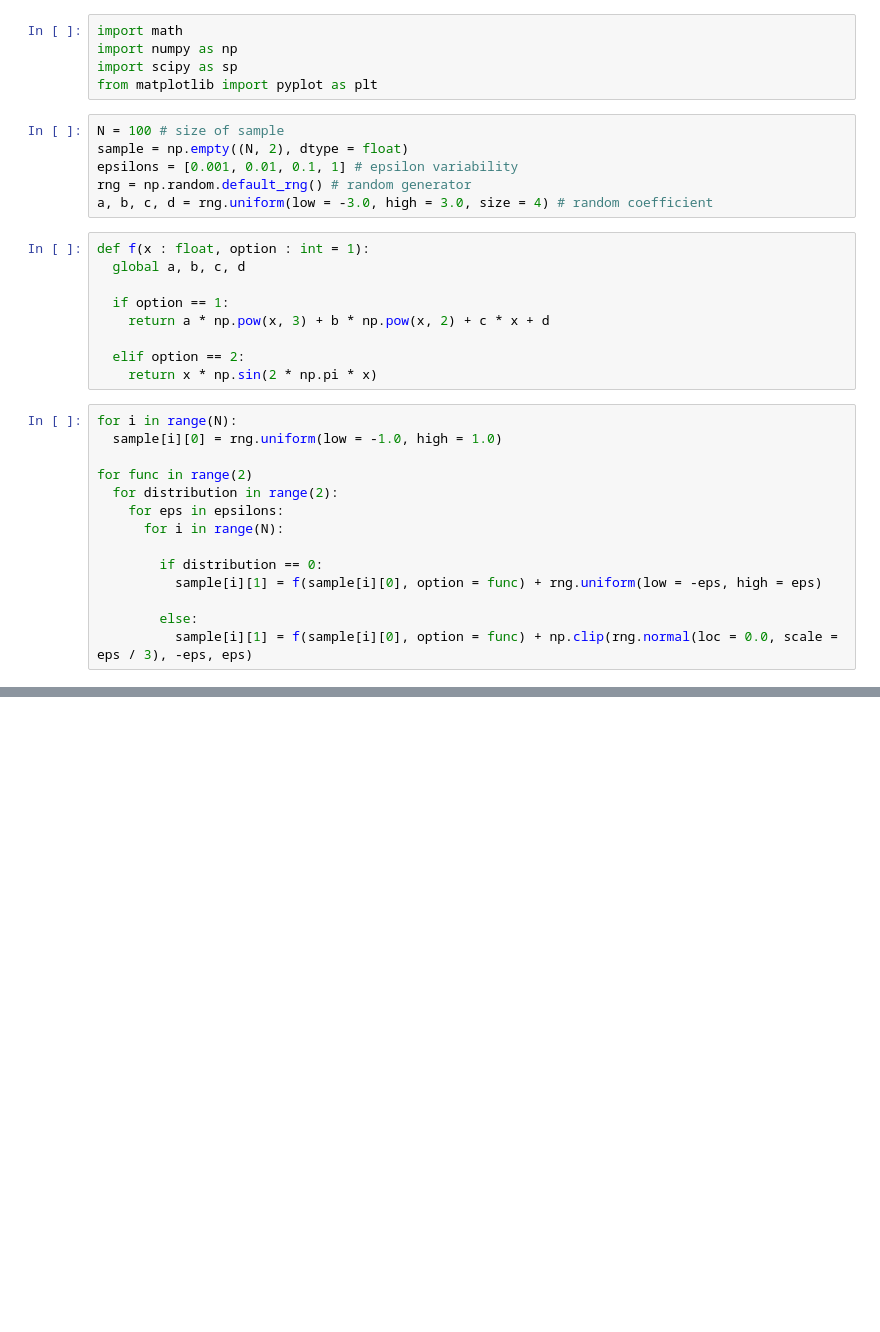
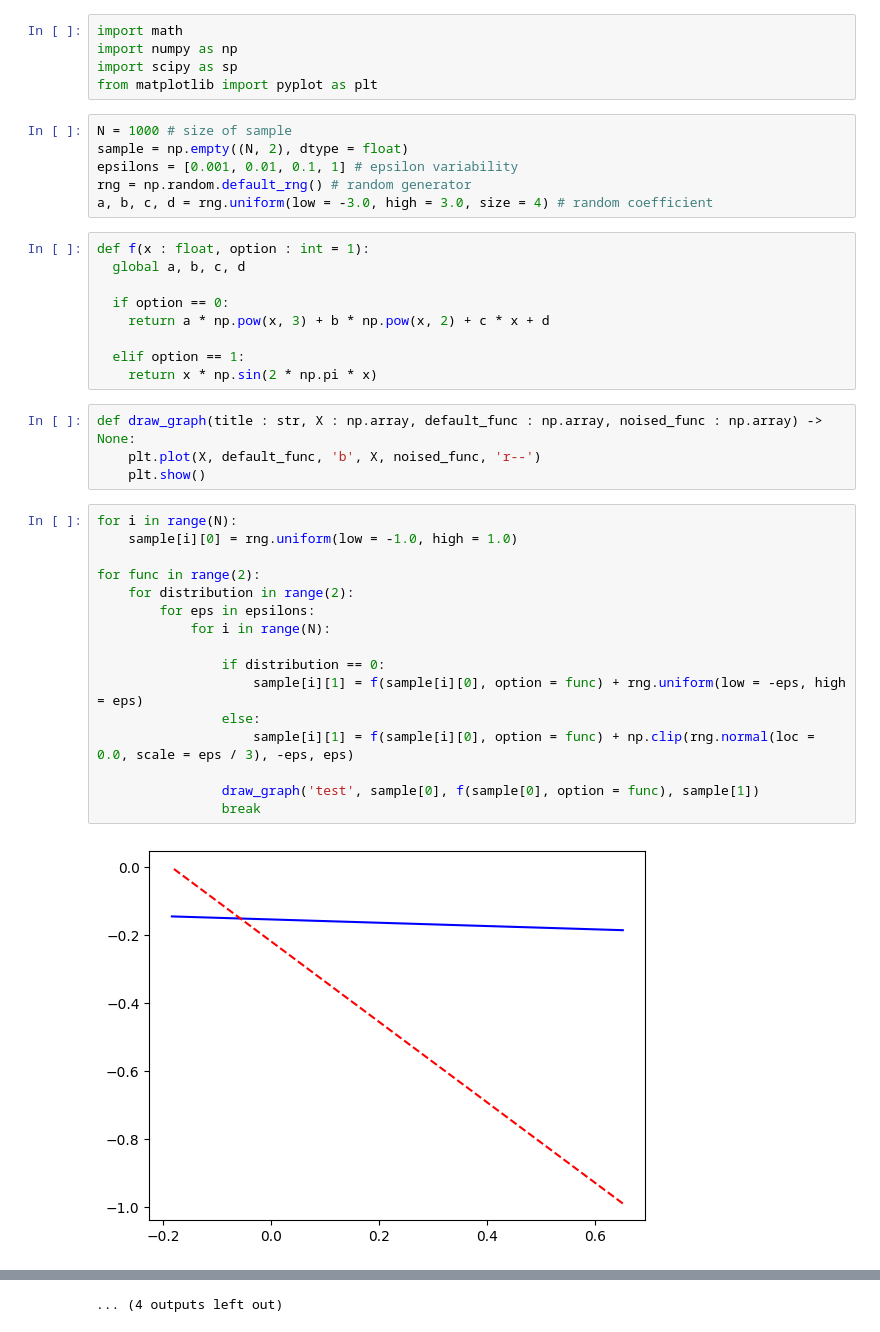
Before and after one commit to F1ameX/Modern-Methods-of-Deep-Machine-Learning, a Jupyter notebook: 1_polynominal_regression/1_polynominal_regression.ipynb, the cells around one changed output, grey strips where cells are left out. Cells and saved outputs as stored; diff of their text form; blank space fills up the shorter version.

```diff
--- a/1_polynominal_regression/1_polynominal_regression.ipynb
+++ b/1_polynominal_regression/1_polynominal_regression.ipynb
@@ -6,7 +6,7 @@ import numpy as np
 import scipy as sp
 from matplotlib import pyplot as plt
 # %%
-N = 100 # size of sample
+N = 1000 # size of sample
 sample = np.empty((N, 2), dtype = float)
 epsilons = [0.001, 0.01, 0.1, 1] # epsilon variability
 rng = np.random.default_rng() # random generator
@@ -15,22 +15,30 @@ a, b, c, d = rng.uniform(low = -3.0, high = 3.0, size = 4) # random coefficient
 def f(x : float, option : int = 1):
   global a, b, c, d
 
-  if option == 1:
+  if option == 0:
     return a * np.pow(x, 3) + b * np.pow(x, 2) + c * x + d
 
-  elif option == 2:
+  elif option == 1:
     return x * np.sin(2 * np.pi * x)
+# %%
+def draw_graph(title : str, X : np.array, default_func : np.array, noised_func : np.array) -> None:
+    plt.plot(X, default_func, 'b', X, noised_func, 'r--')
+    plt.show()
 # %%
 for i in range(N):
-  sample[i][0] = rng.uniform(low = -1.0, high = 1.0)
+    sample[i][0] = rng.uniform(low = -1.0, high = 1.0)
 
-for func in range(2)
-  for distribution in range(2):
-    for eps in epsilons:
-      for i in range(N):
+for func in range(2):
+    for distribution in range(2):
+        for eps in epsilons:
+            for i in range(N):
 
-        if distribution == 0:
-          sample[i][1] = f(sample[i][0], option = func) + rng.uniform(low = -eps, high = eps)
+                if distribution == 0:
+                    sample[i][1] = f(sample[i][0], option = func) + rng.uniform(low = -eps, high = eps)
+                else:
+                    sample[i][1] = f(sample[i][0], option = func) + np.clip(rng.normal(loc = 0.0, scale = eps / 3), -eps, eps)
 
-        else:
-          sample[i][1] = f(sample[i][0], option = func) + np.clip(rng.normal(loc = 0.0, scale = eps / 3), -eps, eps)
+                draw_graph('test', sample[0], f(sample[0], option = func), sample[1])
+                break
+# %% [output]
+[figure, added]
@@ -36,0 +56 @@ for func in range(2)
+... (4 outputs left out)
```
Also changed, not shown: parts of 1 cell of this notebook.
